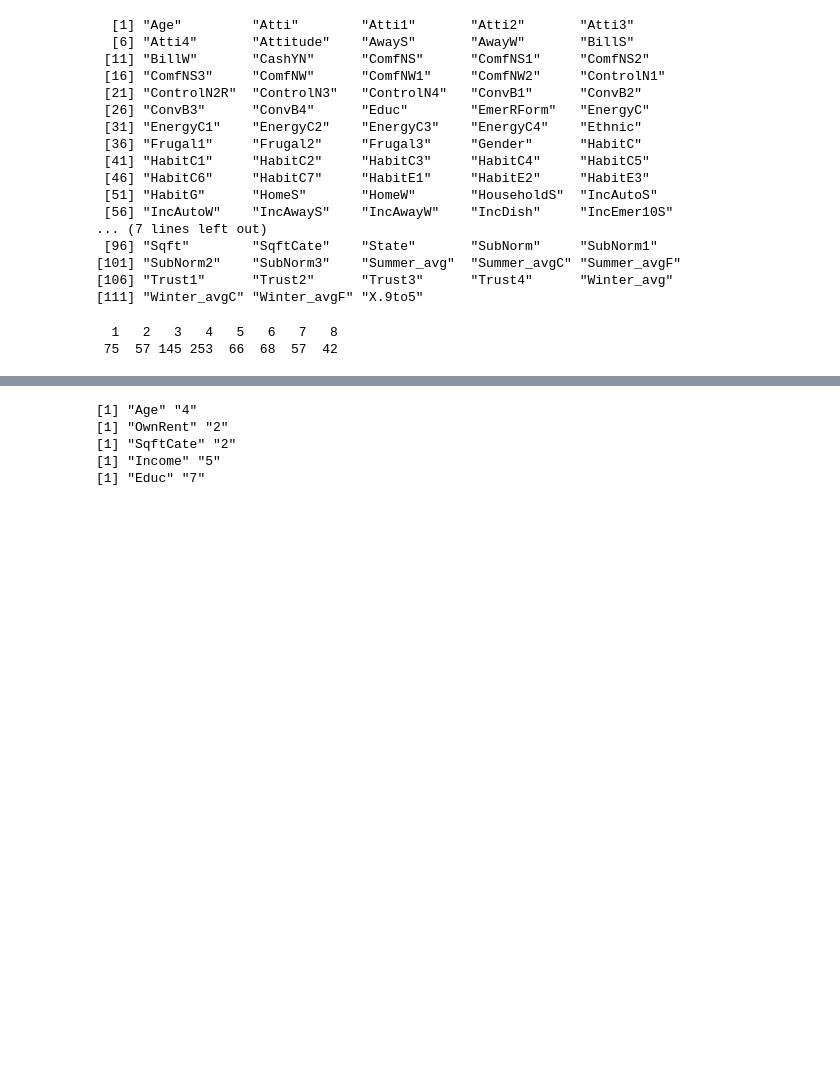
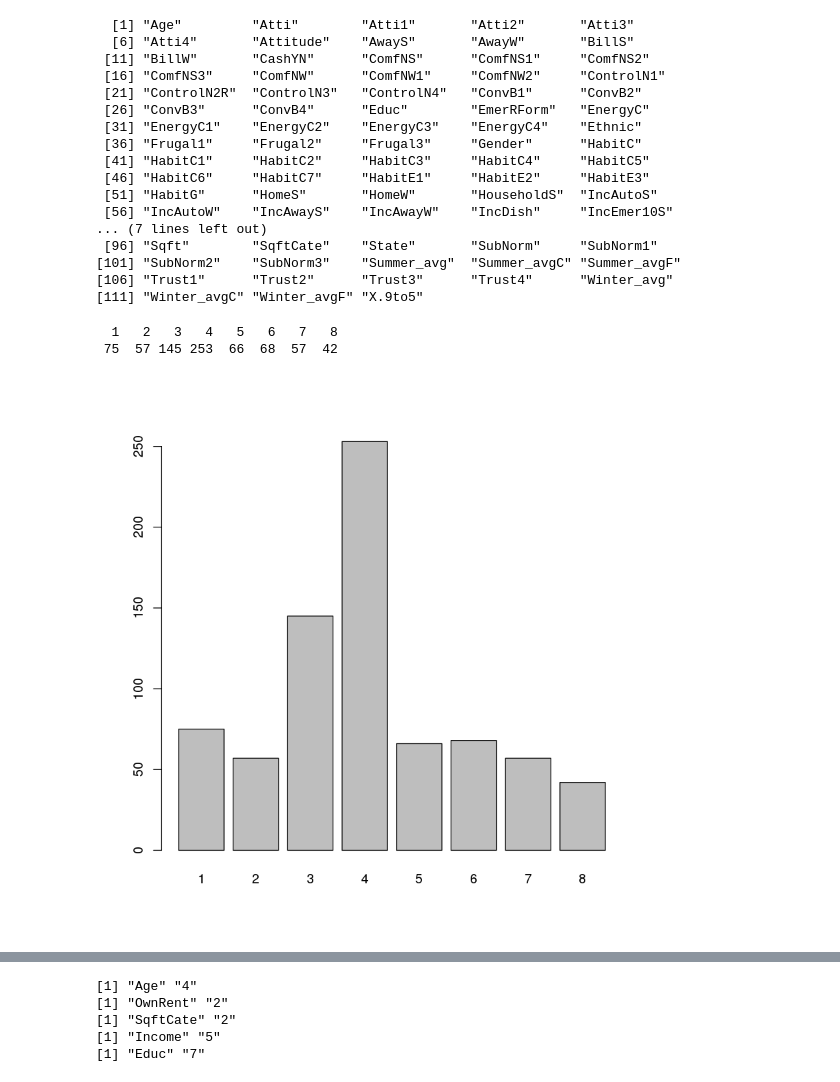
Before and after one commit to audrism/powerstats, a Jupyter notebook: Variable_descriptions.ipynb, the cells around one changed output, grey strips where cells are left out. Cells and saved outputs as stored; diff of their text form; code cells hidden in the pictures; blank space fills up the shorter version.

```diff
--- a/Variable_descriptions.ipynb
+++ b/Variable_descriptions.ipynb
@@ -37,3 +37,7 @@ table(data1$IncHomeS)
 [111] "Winter_avgC" "Winter_avgF" "X.9to5"
   1   2   3   4   5   6   7   8
  75  57 145 253  66  68  57  42
+# %%
+barplot(table(data1$IncHomeS))
+# %% [output]
+[figure, added]
```
Also changed, not shown: parts of 1 cell of this notebook, 4 other files.
